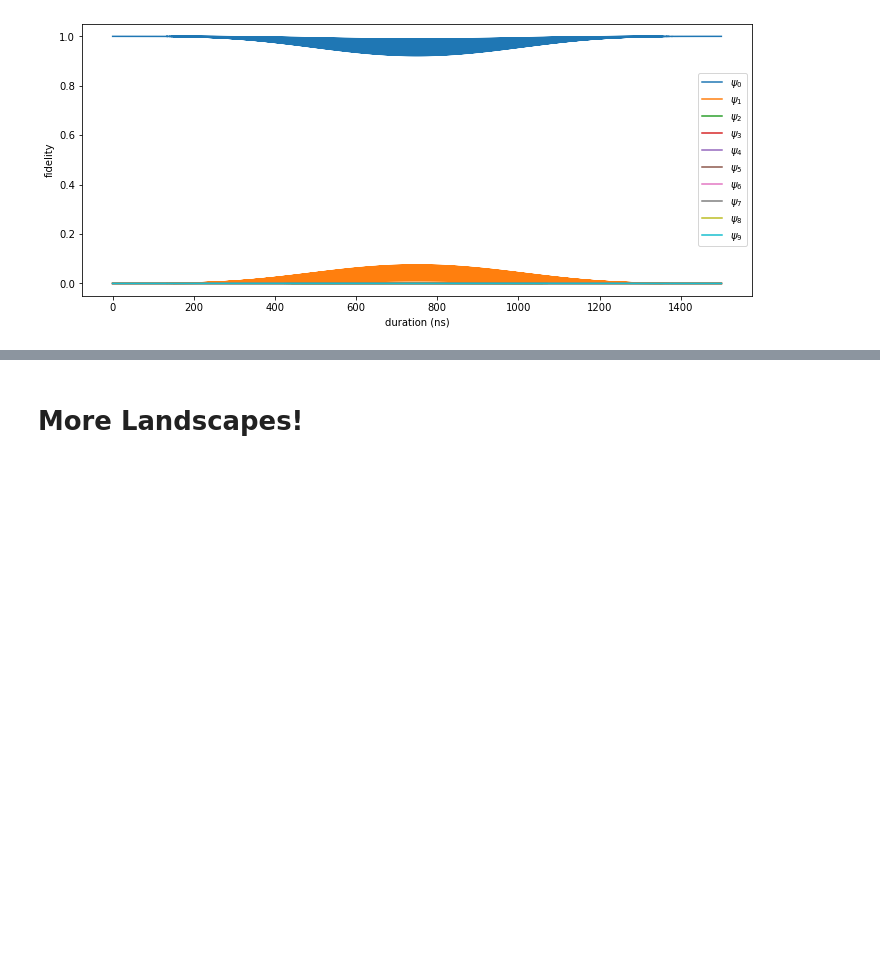
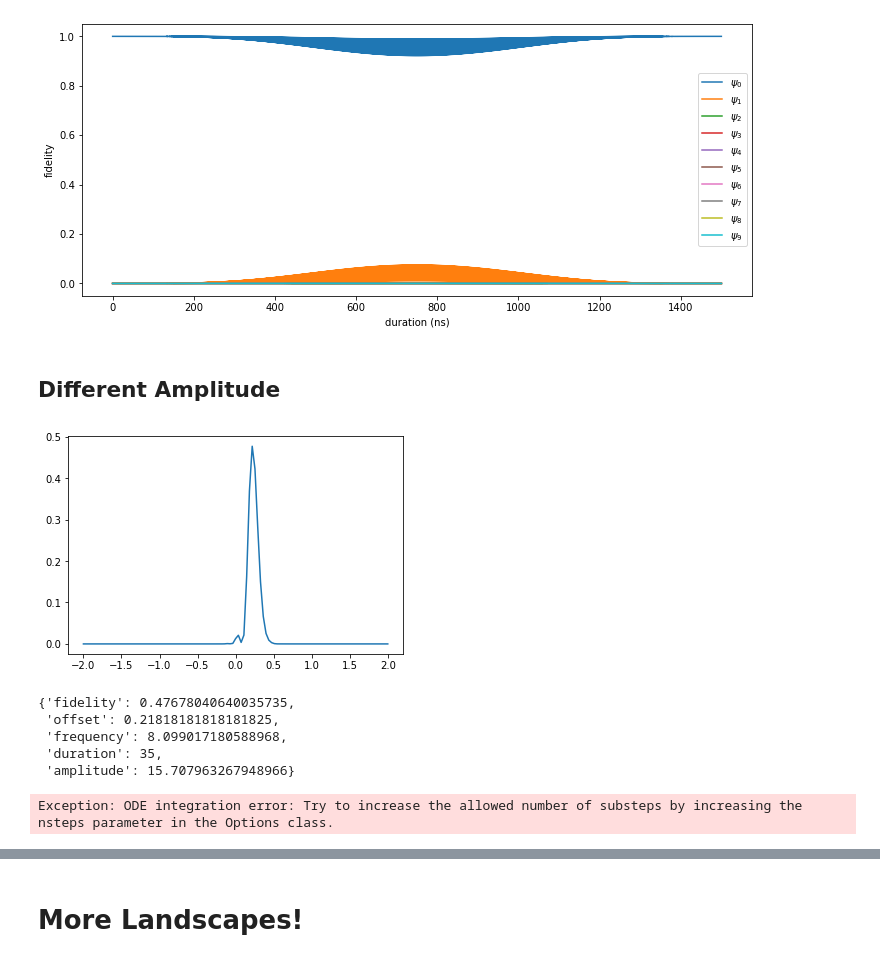
Before and after one commit to david-gorski/subharmonic_superconducting_qubits, a Jupyter notebook: landscapes/Gaussian.ipynb, the cells around one changed output, grey strips where cells are left out. Drawn from its saved outputs; the diff is of its cells as text; code cells hidden in the pictures; blank space fills up the shorter version.

```diff
--- a/landscapes/Gaussian.ipynb
+++ b/landscapes/Gaussian.ipynb
@@ -292,3 +296,42 @@ solution = solver.time_evolve(system.H0, system.H1, pulse_gen_tukey.pulse_func,
 g.graph_solution(solution, system)
 # %% [output]
 [figure]
+# %% [markdown]
+## Different Amplitude
+# %%
+_amp = 2.5 * 2 * np.pi
+offs_to_test = np.linspace(-2, 2, 111)
+offset_varying_results = parfor(vary_offset_tukey, offs_to_test)
+_fids_off_sweep = []
+_offs_off_sweep = []
+for result in offset_varying_results:
+    _fids_off_sweep.append(result["fidelity"])
+    _offs_off_sweep.append(result["offset"])
+plt.plot(_offs_off_sweep, _fids_off_sweep)
+plt.show()
+offset_varying_results[np.argmax(_fids_off_sweep)]
+# %% [output]
+[figure, added]
+{'fidelity': 0.47678040640035735,
+ 'offset': 0.21818181818181825,
+ 'frequency': 8.099017180588968,
+ 'duration': 35,
+ 'amplitude': 15.707963267948966}
+# %%
+# bigger_amp_cosine_pulse_results = []
+iterations = 50
+max_duration = 300
+best_offset = 0.21818
+for i in tqdm(range(0, iterations)):
+    _off = np.linspace(best_offset-0.15, best_offset+0.15, iterations)[i]
+    already_did_this_offset = False
+    for result in tukey_results:
+        if result["offset"] == _off:
+            already_did_this_offset = True
+            break
+    if already_did_this_offset:
+        continue
+
+    bigger_amp_cosine_pulse_results += parallel_map(tukey, np.linspace(4, max_duration, iterations)) # durations here
+# %% [output]
+Exception: ODE integration error: Try to increase the allowed number of substeps by increasing the nsteps parameter in the Options class.
```
Also changed, not shown: parts of 7 cells of this notebook, 8 other files.
